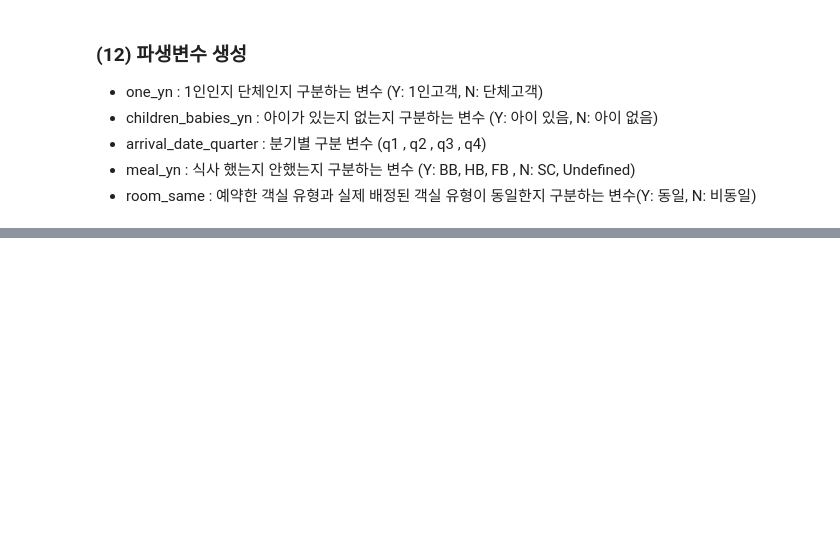
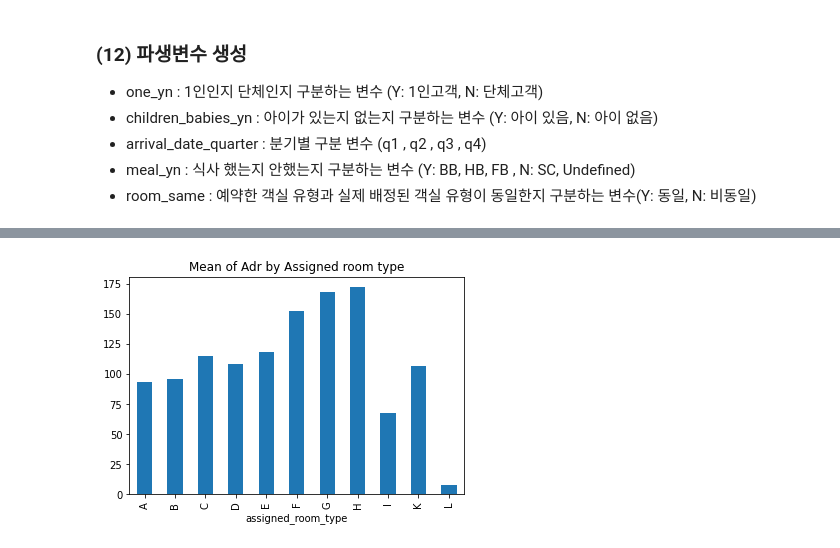
Before and after one commit to ohjiae/Hotel_canceled_booking_prediction, a Jupyter notebook: hotel_canceled_booking_prediction.ipynb, the cells around one changed output, grey strips where cells are left out. Cells and saved outputs as stored; diff of their text form; code cells hidden in the pictures; blank space fills up the shorter version.

```diff
--- a/hotel_canceled_booking_prediction.ipynb
+++ b/hotel_canceled_booking_prediction.ipynb
@@ -340,0 +340,6 @@ Name: adr, dtype: float64
+# %%
+hotel.groupby(['assigned_room_type'])['adr'].mean().plot.bar()
+plt.title('Mean of Adr by Assigned room type')
+plt.show()
+# %% [output]
+[figure, added]
```
Also changed, not shown: parts of 12 cells of this notebook.
